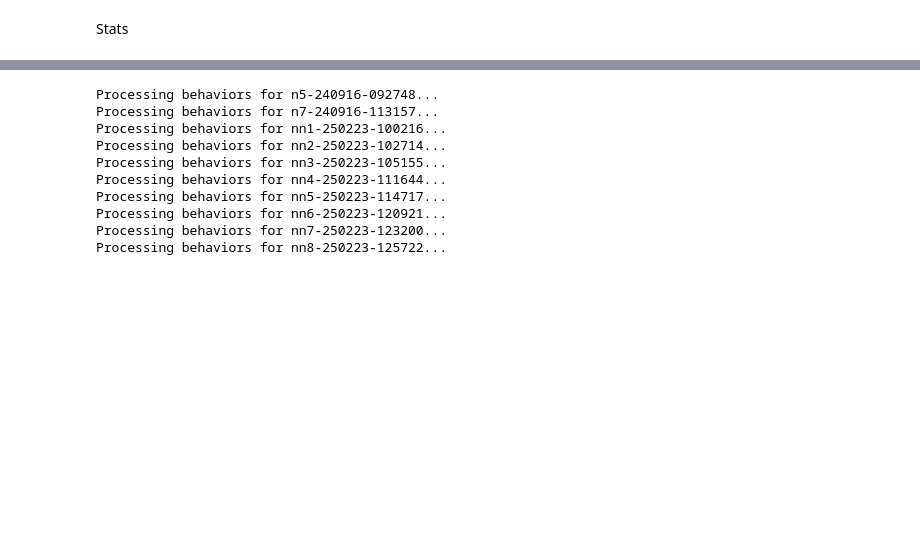
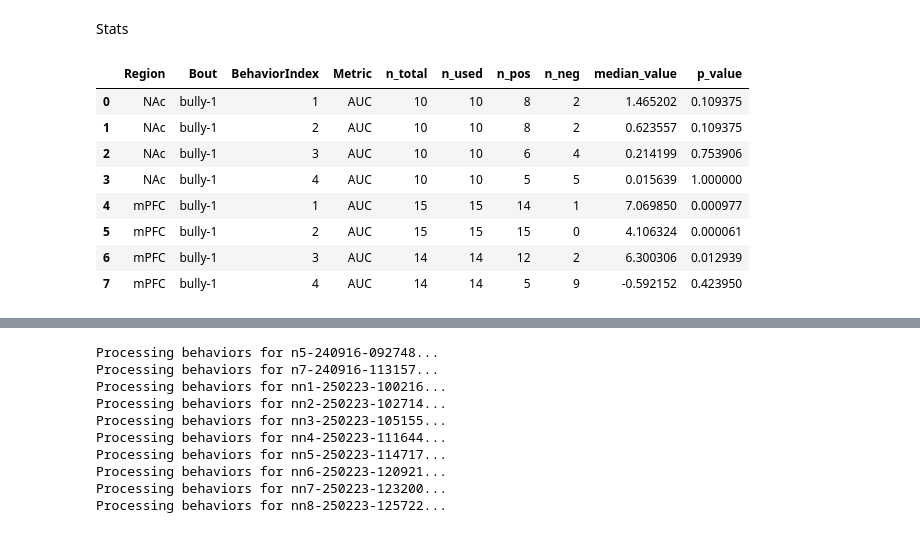
Before and after one commit to AlbertLeei/Fiber_Photometry_revisions, a Jupyter notebook: Social_Defeat/sd_da_analysis.ipynb, the cells around one changed output, grey strips where cells are left out. Saved outputs shown, nothing was run; the diff lists cells and outputs as text; code cells hidden in the pictures; blank space fills up the shorter version.

```diff
--- a/Social_Defeat/sd_da_analysis.ipynb
+++ b/Social_Defeat/sd_da_analysis.ipynb
@@ -164,0 +123,98 @@ Stats
+# %%
+import numpy as np
+import pandas as pd
+from scipy.stats import binomtest
+
+def sign_test_against_zero(df, value_col='PeakVal', label='Region', bout_label=None, behavior_index=None, metric_name='AUC'):
+    values = pd.to_numeric(df[value_col], errors='coerce').dropna()
+    nonzero = values[values != 0]
+    n_pos = int((nonzero > 0).sum())
+    n_neg = int((nonzero < 0).sum())
+    n_used = n_pos + n_neg
+
+    if n_used == 0:
+        return {
+            'Region': label,
+            'Bout': bout_label,
+            'BehaviorIndex': behavior_index,
+            'Metric': metric_name,
+            'n_total': int(values.shape[0]),
+            'n_used': 0,
+            'n_pos': 0,
+            'n_neg': 0,
+            'median_value': np.nan,
+            'p_value': np.nan,
+        }
+
+    p_value = binomtest(k=n_pos, n=n_used, p=0.5, alternative='two-sided').pvalue
+
+    return {
+        'Region': label,
+        'Bout': bout_label,
+        'BehaviorIndex': behavior_index,
+        'Metric': metric_name,
+        'n_total': int(values.shape[0]),
+        'n_used': int(n_used),
+        'n_pos': int(n_pos),
+        'n_neg': int(n_neg),
+        'median_value': float(np.median(values)),
+        'p_value': float(p_value),
+    }
+
+def subject_level_subsequent_defeat_auc(exp_da_dict, region_label, selected_bout='bully-1', n_subsequent_behaviors=3):
+    rows = []
+
+    for subject_id, subj_df in exp_da_dict.items():
+        if subj_df.empty:
+            continue
+
+        defeat_df = subj_df[(subj_df['Bout'] == selected_bout) & (subj_df['Behavior'] == 'Defeat')].copy()
+        if defeat_df.empty:
+            continue
+
+        defeat_df.sort_values('Event_Start', inplace=True)
+        defeat_df['BehaviorIndex'] = np.arange(1, len(defeat_df) + 1)
+        defeat_df = defeat_df[defeat_df['BehaviorIndex'] <= n_subsequent_behaviors]
+
+        for behavior_index, idx_df in defeat_df.groupby('BehaviorIndex', as_index=False):
+            rows.append({
+                'Subject': subject_id,
+                'Bout': selected_bout,
+                'BehaviorIndex': int(behavior_index),
+                'PeakVal': float(pd.to_numeric(idx_df['AUC'], errors='coerce').mean()),
+                'Region': region_label,
+            })
+
+    return pd.DataFrame(rows)
+
+subject_level_df = pd.concat([
+    subject_level_subsequent_defeat_auc(nac_exp_da_dict, 'NAc', selected_bout='bully-1', n_subsequent_behaviors=4),
+    subject_level_subsequent_defeat_auc(mpfc_exp_da_dict, 'mPFC', selected_bout='bully-1', n_subsequent_behaviors=4),
+], ignore_index=True)
+
+results = []
+for (region_label, bout_name, behavior_index), idx_df in subject_level_df.groupby(['Region', 'Bout', 'BehaviorIndex'], sort=True):
+        results.append(
+            sign_test_against_zero(
+                idx_df,
+                value_col='PeakVal',
+                label=region_label,
+                bout_label=bout_name,
+                behavior_index=behavior_index,
+                metric_name='AUC',
+            )
+        )
+
+results = pd.DataFrame(results).sort_values(['Region', 'Bout', 'BehaviorIndex']).reset_index(drop=True)
+
+results
+# %% [output]
+|  | Region | Bout | BehaviorIndex | Metric | n_total | n_used | n_pos | n_neg | median_value | p_value |
+| 0 | NAc | bully-1 | 1 | AUC | 10 | 10 | 8 | 2 | 1.465202 | 0.109375 |
+| 1 | NAc | bully-1 | 2 | AUC | 10 | 10 | 8 | 2 | 0.623557 | 0.109375 |
+| 2 | NAc | bully-1 | 3 | AUC | 10 | 10 | 6 | 4 | 0.214199 | 0.753906 |
+| 3 | NAc | bully-1 | 4 | AUC | 10 | 10 | 5 | 5 | 0.015639 | 1.000000 |
+| 4 | mPFC | bully-1 | 1 | AUC | 15 | 15 | 14 | 1 | 7.069850 | 0.000977 |
+| 5 | mPFC | bully-1 | 2 | AUC | 15 | 15 | 15 | 0 | 4.106324 | 0.000061 |
+| 6 | mPFC | bully-1 | 3 | AUC | 14 | 14 | 12 | 2 | 6.300306 | 0.012939 |
+| 7 | mPFC | bully-1 | 4 | AUC | 14 | 14 | 5 | 9 | -0.592152 | 0.423950 |
```
Also changed, not shown: parts of 6 cells of this notebook, 42 other files.
